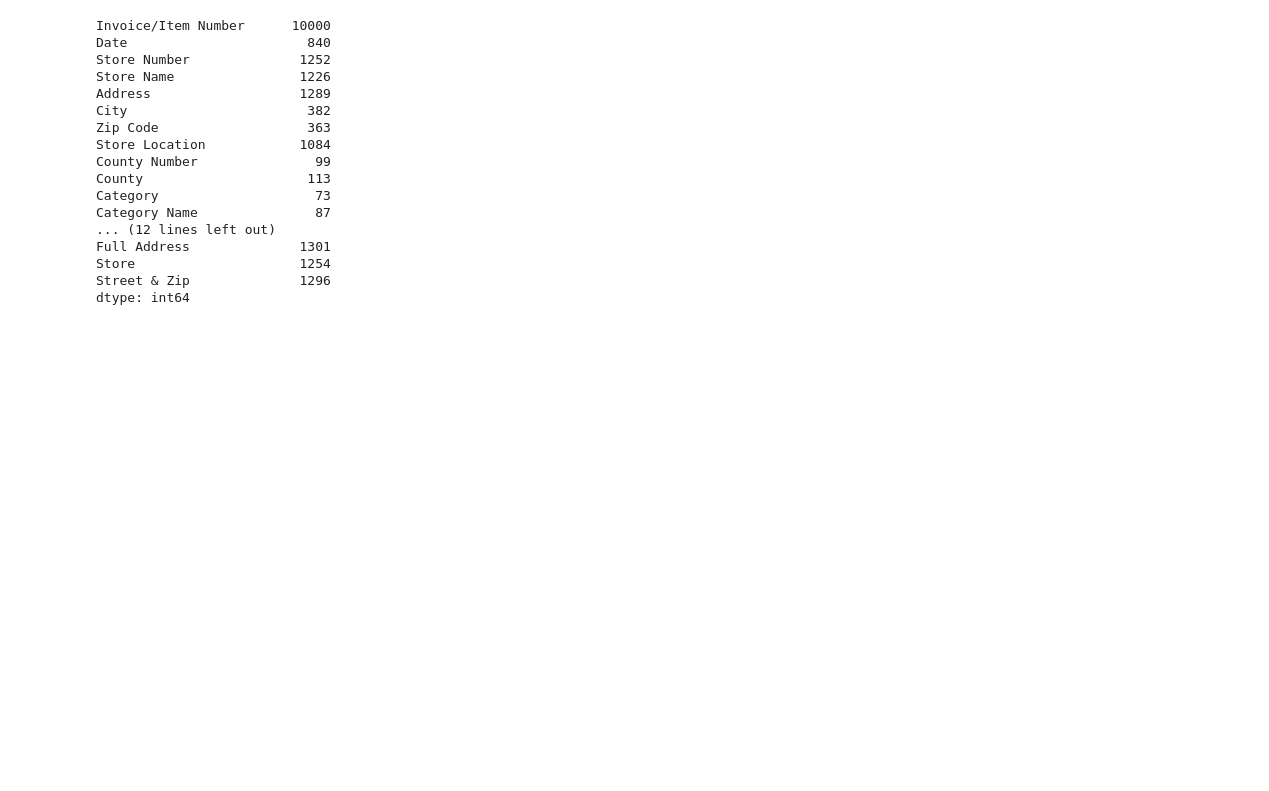
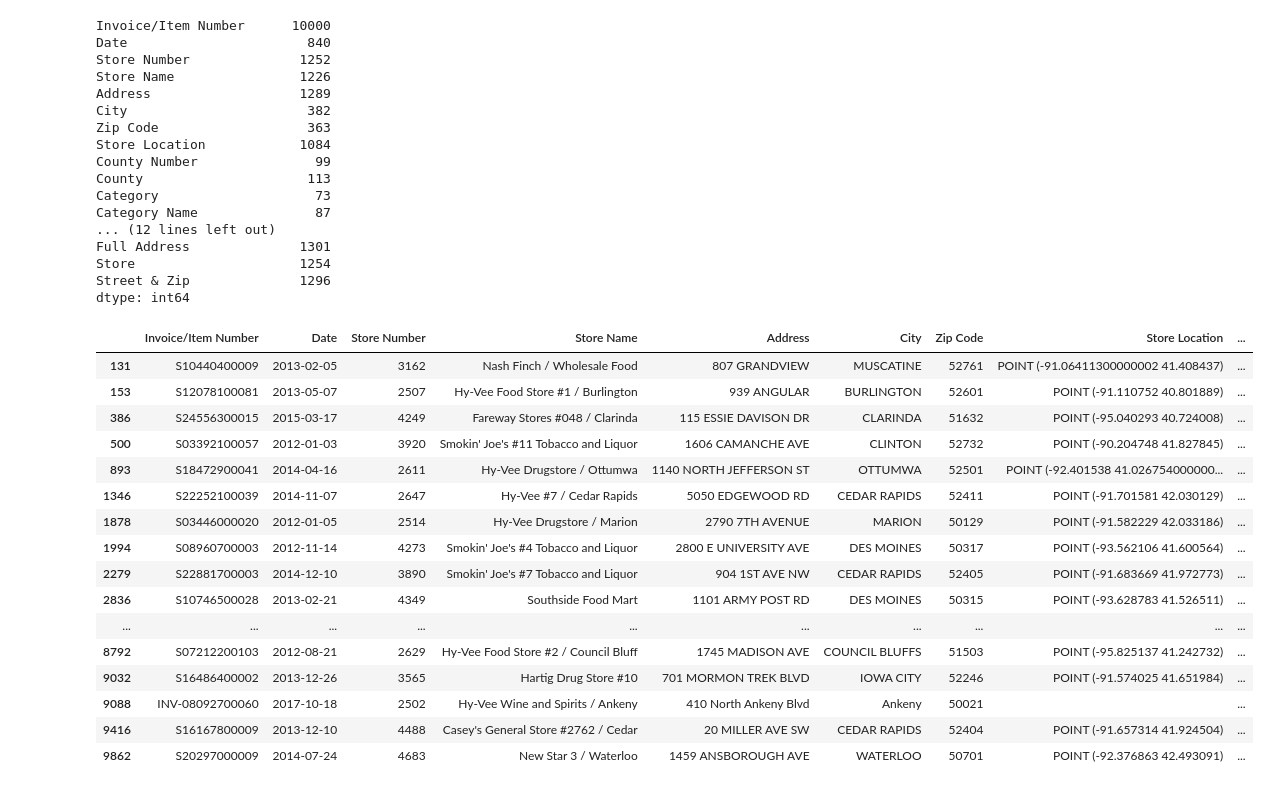
Before and after one commit to dpetz/sales, a Jupyter notebook: liquor-10k.ipynb, the cells around one changed output. Drawn from its saved outputs; the diff is of its cells as text; code cells hidden in the pictures; blank space fills up the shorter version.

```diff
--- a/liquor-10k.ipynb
+++ b/liquor-10k.ipynb
@@ -193,0 +188,21 @@ STORE_FIELDS = [
+# %%
+pd.options.display.max_columns = None
+df[df['Item Number'] == '36886']
+# %% [output]
+|  | Invoice/Item Number | Date | Store Number | Store Name | Address | City | Zip Code | Store Location | ... |
+| 131 | S10440400009 | 2013-02-05 | 3162 | Nash Finch / Wholesale Food | 807 GRANDVIEW | MUSCATINE | 52761 | POINT (-91.06411300000002 41.408437) | ... |
+| 153 | S12078100081 | 2013-05-07 | 2507 | Hy-Vee Food Store #1 / Burlington | 939 ANGULAR | BURLINGTON | 52601 | POINT (-91.110752 40.801889) | ... |
+| 386 | S24556300015 | 2015-03-17 | 4249 | Fareway Stores #048 / Clarinda | 115 ESSIE DAVISON DR | CLARINDA | 51632 | POINT (-95.040293 40.724008) | ... |
+| 500 | S03392100057 | 2012-01-03 | 3920 | Smokin' Joe's #11 Tobacco and Liquor | 1606 CAMANCHE AVE | CLINTON | 52732 | POINT (-90.204748 41.827845) | ... |
+| 893 | S18472900041 | 2014-04-16 | 2611 | Hy-Vee Drugstore / Ottumwa | 1140 NORTH JEFFERSON ST | OTTUMWA | 52501 | POINT (-92.401538 41.026754000000... | ... |
+| 1346 | S22252100039 | 2014-11-07 | 2647 | Hy-Vee #7 / Cedar Rapids | 5050 EDGEWOOD RD | CEDAR RAPIDS | 52411 | POINT (-91.701581 42.030129) | ... |
+| 1878 | S03446000020 | 2012-01-05 | 2514 | Hy-Vee Drugstore / Marion | 2790 7TH AVENUE | MARION | 50129 | POINT (-91.582229 42.033186) | ... |
+| 1994 | S08960700003 | 2012-11-14 | 4273 | Smokin' Joe's #4 Tobacco and Liquor | 2800 E UNIVERSITY AVE | DES MOINES | 50317 | POINT (-93.562106 41.600564) | ... |
+| 2279 | S22881700003 | 2014-12-10 | 3890 | Smokin' Joe's #7 Tobacco and Liquor | 904 1ST AVE NW | CEDAR RAPIDS | 52405 | POINT (-91.683669 41.972773) | ... |
+| 2836 | S10746500028 | 2013-02-21 | 4349 | Southside Food Mart | 1101 ARMY POST RD | DES MOINES | 50315 | POINT (-93.628783 41.526511) | ... |
+| ... | ... | ... | ... | ... | ... | ... | ... | ... | ... |
+| 8792 | S07212200103 | 2012-08-21 | 2629 | Hy-Vee Food Store #2 / Council Bluff | 1745 MADISON AVE | COUNCIL BLUFFS | 51503 | POINT (-95.825137 41.242732) | ... |
+| 9032 | S16486400002 | 2013-12-26 | 3565 | Hartig Drug Store #10 | 701 MORMON TREK BLVD | IOWA CITY | 52246 | POINT (-91.574025 41.651984) | ... |
+| 9088 | INV-08092700060 | 2017-10-18 | 2502 | Hy-Vee Wine and Spirits / Ankeny | 410 North Ankeny Blvd | Ankeny | 50021 |  | ... |
+| 9416 | S16167800009 | 2013-12-10 | 4488 | Casey's General Store #2762 / Cedar | 20 MILLER AVE SW | CEDAR RAPIDS | 52404 | POINT (-91.657314 41.924504) | ... |
+| 9862 | S20297000009 | 2014-07-24 | 4683 | New Star 3 / Waterloo | 1459 ANSBOROUGH AVE | WATERLOO | 50701 | POINT (-92.376863 42.493091) | ... |
```
Also changed, not shown: parts of 8 cells of this notebook, 3 other files.
